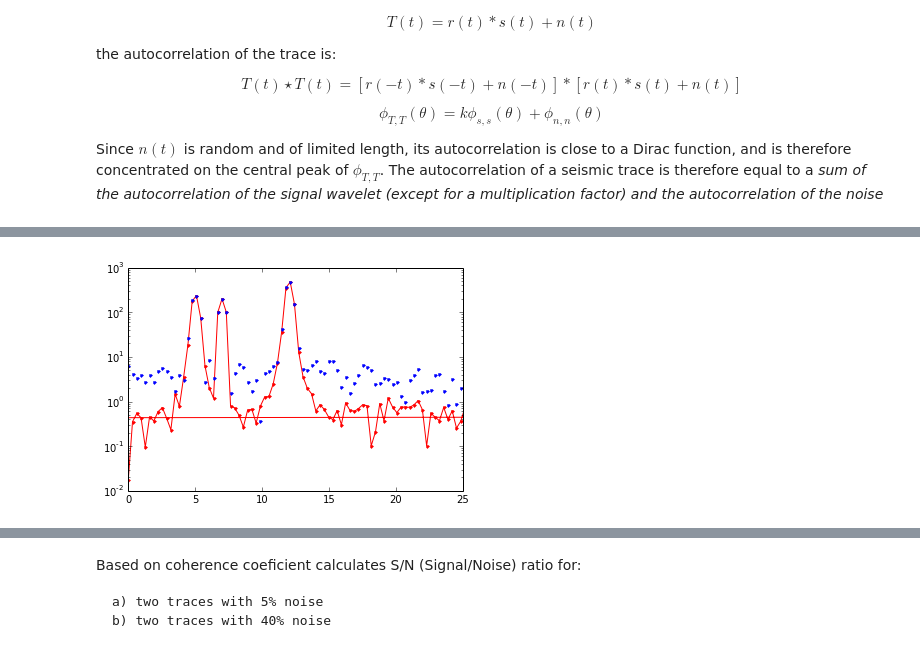
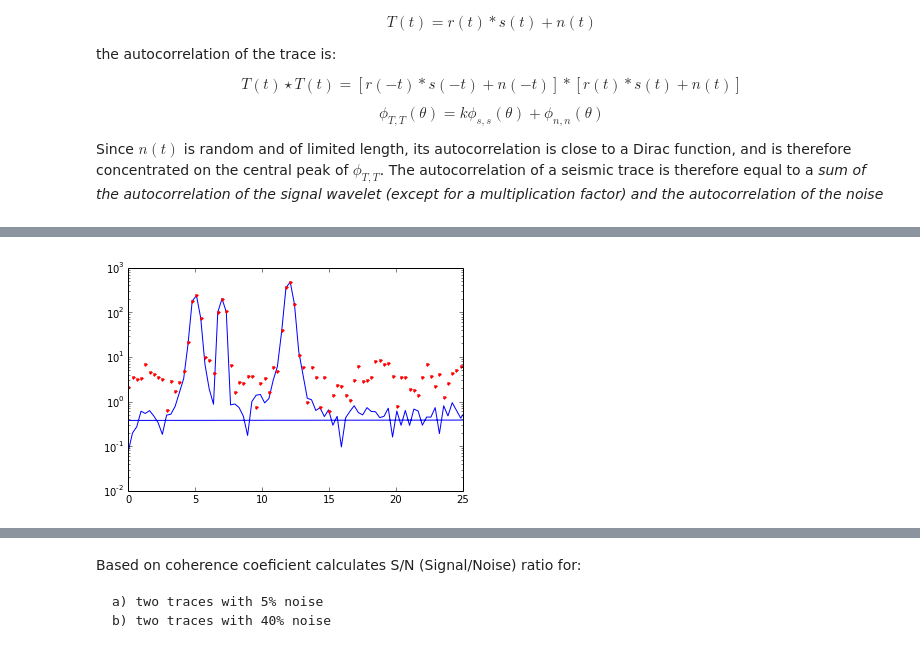
Before and after one commit to eusoubrasileiro/geonumerics, a Jupyter notebook: ipython_notebooks/SN ratio coherence.ipynb, the cells around one changed output, grey strips where cells are left out. Cells and saved outputs as stored; diff of their text form; code cells hidden in the pictures.

```diff
--- a/ipython_notebooks/SN ratio coherence.ipynb
+++ b/ipython_notebooks/SN ratio coherence.ipynb
@@ -38,9 +39,9 @@ pylab.show()
 # %%
 fs = np.fft.fftfreq(n, 3.14159/n)
-pylab.plot(fs, np.abs(np.fft.fft(y0)), '.r-')
-pylab.plot(fs, np.abs(np.fft.fft(y3)), '.b')
+pylab.plot(fs, np.abs(np.fft.fft(y1)), 'b-')
+pylab.plot(fs, np.abs(np.fft.fft(y2)), '.r')
 pylab.xlim(0, 25)
 pylab.ylim(0.01, 1000)
 pylab.yscale('log')
 # %% [output]
-[figure, old version]
+[figure, new version]
```
Also changed, not shown: parts of 10 cells of this notebook.
